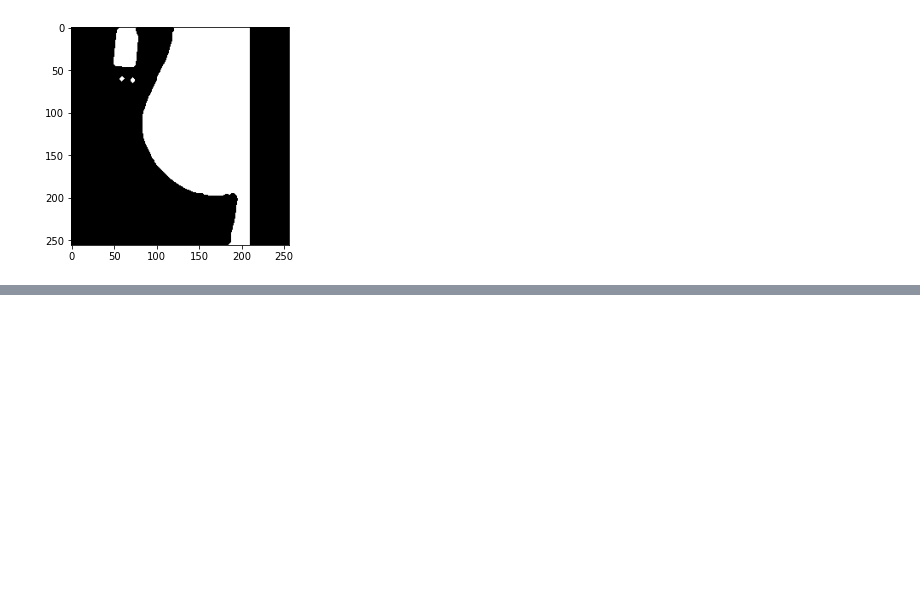
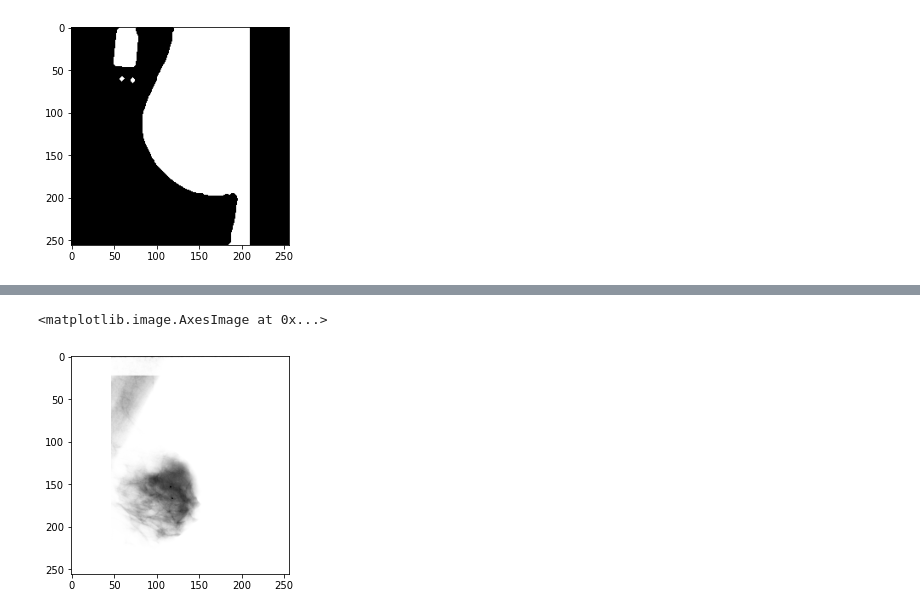
Before and after one commit to data-and-code/trabajo_con_imagenes, a Jupyter notebook: data-raw/just_code.ipynb, the cells around one changed output, grey strips where cells are left out. Drawn from its saved outputs; the diff is of its cells as text; code cells hidden in the pictures; blank space fills up the shorter version.

Commit message:
Testing code changes
Testing beta function

```diff
--- a/data-raw/just_code.ipynb
+++ b/data-raw/just_code.ipynb
@@ -164,0 +168,18 @@ plt.show()
+# %%
+# Hacemos una copia de la imagen limpia 51
+img_p = imgs_clean[1].copy().astype(float)
+
+a = 5
+b = 2
+
+def BDF(t):
+    return (t ** (a - 1)) * ((1 - t) ** (b - 1))
+
+with np.nditer(img_p, op_flags=['readwrite']) as it:
+    for x in it:
+        x[...], _ = quad(BDF, 0, x) / beta(a, b)
+
+plt.imshow(img_p, cmap='gray')
+# %% [output]
+<matplotlib.image.AxesImage at 0x...>
+[figure, added]
```
Also changed, not shown: parts of 5 cells of this notebook.
